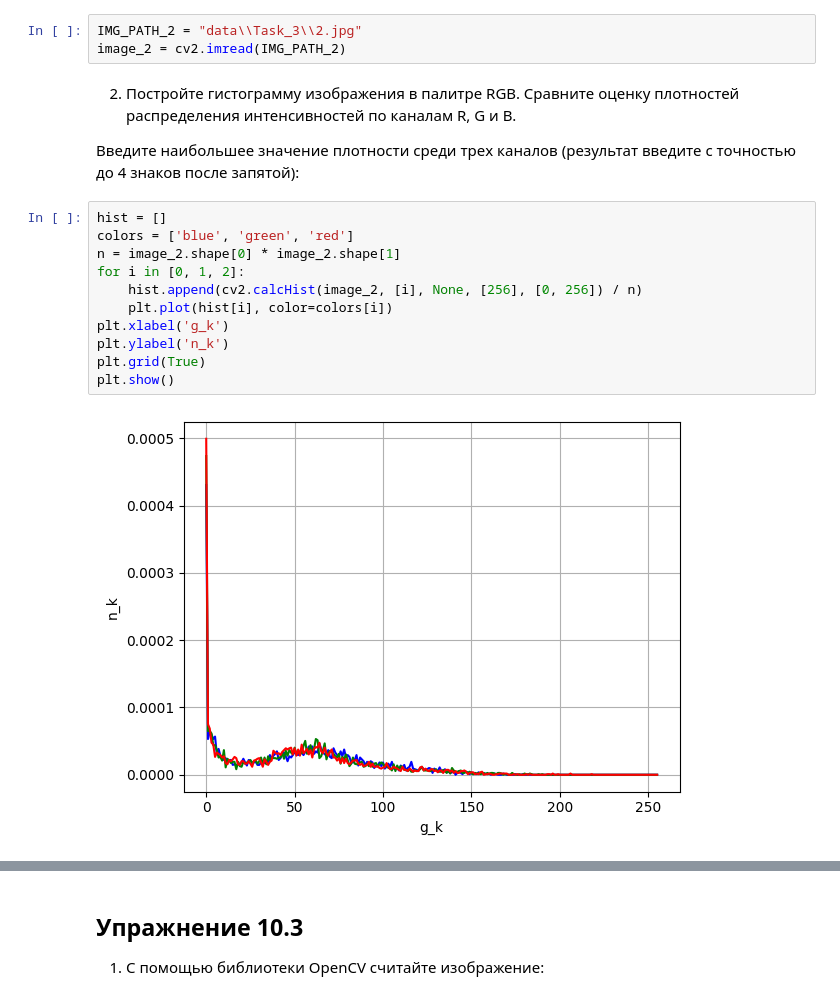
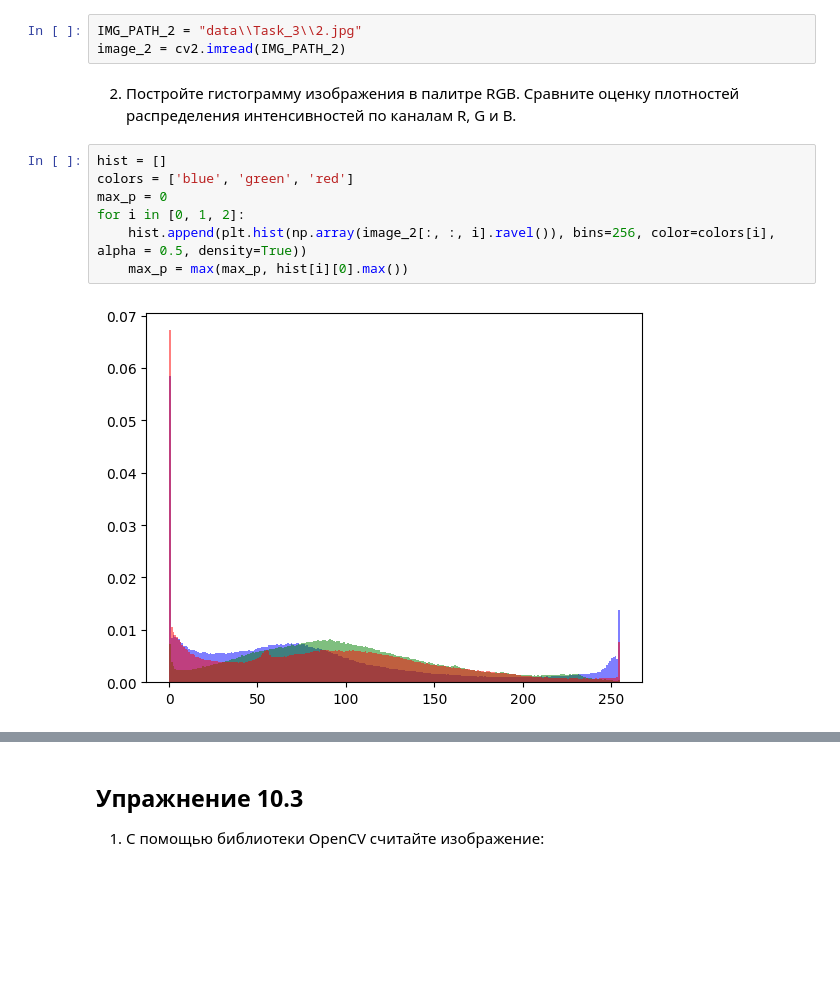
Before and after one commit to Boblabled/ITMO_text_and_image_processing_course, a Jupyter notebook: image_processing/Task_3.ipynb, the cells around one changed output, grey strips where cells are left out. Drawn from its saved outputs; the diff is of its cells as text; blank space fills up the shorter version.

```diff
--- a/image_processing/Task_3.ipynb
+++ b/image_processing/Task_3.ipynb
@@ -47,19 +39,13 @@ IMG_PATH_2 = "data\\Task_3\\2.jpg"
 image_2 = cv2.imread(IMG_PATH_2)
 # %% [markdown]
 2. Постройте гистограмму изображения в палитре RGB. Сравните оценку плотностей распределения интенсивностей по каналам R, G и B.
-
-Введите наибольшее значение плотности среди трех каналов (результат введите с точностью до 4 знаков после запятой):
 # %%
 hist = []
 colors = ['blue', 'green', 'red']
-n = image_2.shape[0] * image_2.shape[1]
+max_p = 0
 for i in [0, 1, 2]:
-    hist.append(cv2.calcHist(image_2, [i], None, [256], [0, 256]) / n)
-    plt.plot(hist[i], color=colors[i])
-plt.xlabel('g_k')
-plt.ylabel('n_k')
-plt.grid(True)
-plt.show()
+    hist.append(plt.hist(np.array(image_2[:, :, i].ravel()), bins=256, color=colors[i], alpha = 0.5, density=True))
+    max_p = max(max_p, hist[i][0].max())
 # %% [output]
-[figure, old version]
+[figure, new version]
 # %% [markdown]
```
Also changed, not shown: parts of 23 cells of this notebook, 2 other files.
